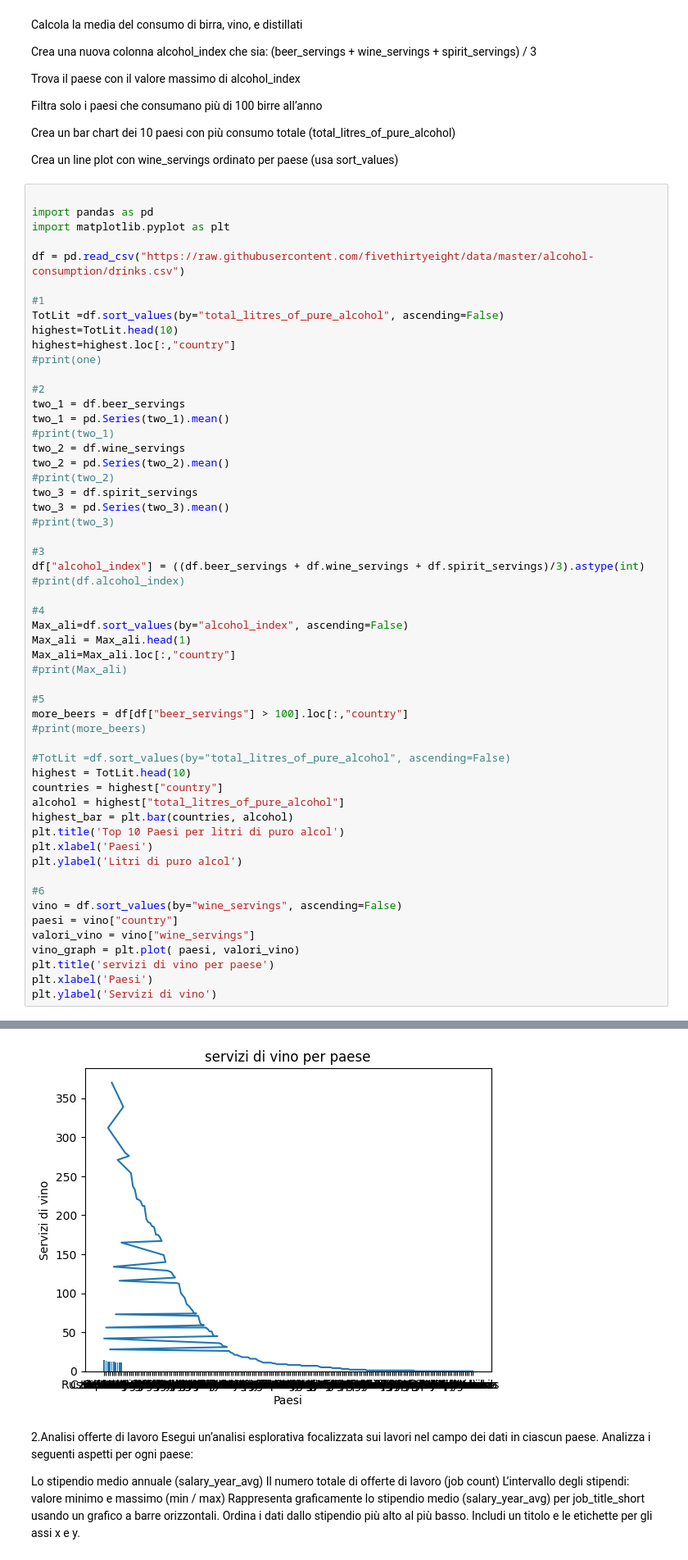
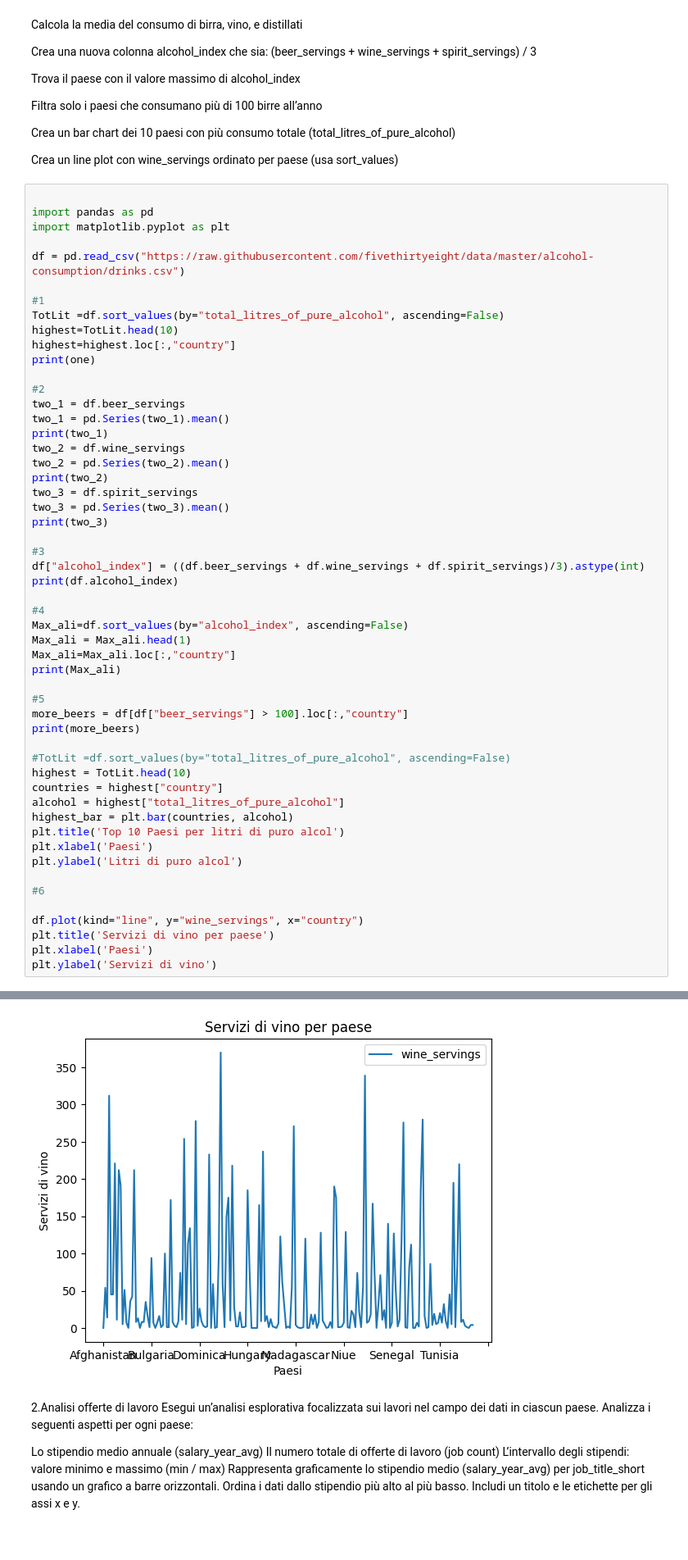
Before and after one commit to AlessioTinti05/ProgrammingLab2, a Jupyter notebook: 3_Esercizi_lez_3.ipynb, the cells around one changed output, grey strips where cells are left out. Shown at 82% size. Saved outputs shown, nothing was run; the diff lists cells and outputs as text.

```diff
--- a/3_Esercizi_lez_3.ipynb
+++ b/3_Esercizi_lez_3.ipynb
@@ -27,53 +27,51 @@ df = pd.read_csv("https://raw.githubusercontent.com/fivethirtyeight/data/master/
 TotLit =df.sort_values(by="total_litres_of_pure_alcohol", ascending=False)
 highest=TotLit.head(10)
 highest=highest.loc[:,"country"]
-#print(one)
+print(one)
 
 #2
 two_1 = df.beer_servings
 two_1 = pd.Series(two_1).mean()
-#print(two_1)
+print(two_1)
 two_2 = df.wine_servings
 two_2 = pd.Series(two_2).mean()
-#print(two_2)
+print(two_2)
 two_3 = df.spirit_servings
 two_3 = pd.Series(two_3).mean()
-#print(two_3)
+print(two_3)
 
 #3
 df["alcohol_index"] = ((df.beer_servings + df.wine_servings + df.spirit_servings)/3).astype(int)
-#print(df.alcohol_index)
+print(df.alcohol_index)
 
 #4
 Max_ali=df.sort_values(by="alcohol_index", ascending=False)
 Max_ali = Max_ali.head(1)
 Max_ali=Max_ali.loc[:,"country"]
-#print(Max_ali)
+print(Max_ali)
 
 #5
 more_beers = df[df["beer_servings"] > 100].loc[:,"country"]
-#print(more_beers)
+print(more_beers)
 
 #TotLit =df.sort_values(by="total_litres_of_pure_alcohol", ascending=False)
 highest = TotLit.head(10)
 countries = highest["country"]
 alcohol = highest["total_litres_of_pure_alcohol"]
 highest_bar = plt.bar(countries, alcohol)
 plt.title('Top 10 Paesi per litri di puro alcol')
 plt.xlabel('Paesi')
 plt.ylabel('Litri di puro alcol')
 
 #6
-vino = df.sort_values(by="wine_servings", ascending=False)
-paesi = vino["country"]
-valori_vino = vino["wine_servings"]
-vino_graph = plt.plot( paesi, valori_vino)
-plt.title('servizi di vino per paese')
+
+df.plot(kind="line", y="wine_servings", x="country")
+plt.title('Servizi di vino per paese')
 plt.xlabel('Paesi')
 plt.ylabel('Servizi di vino')
 # %% [output]
 Text(0, 0.5, 'Servizi di vino')
-[figure, old version]
+[figure, new version]
 # %% [markdown]
 2.Analisi offerte di lavoro
 Esegui un’analisi esplorativa focalizzata sui lavori nel campo dei dati in ciascun paese.
```
